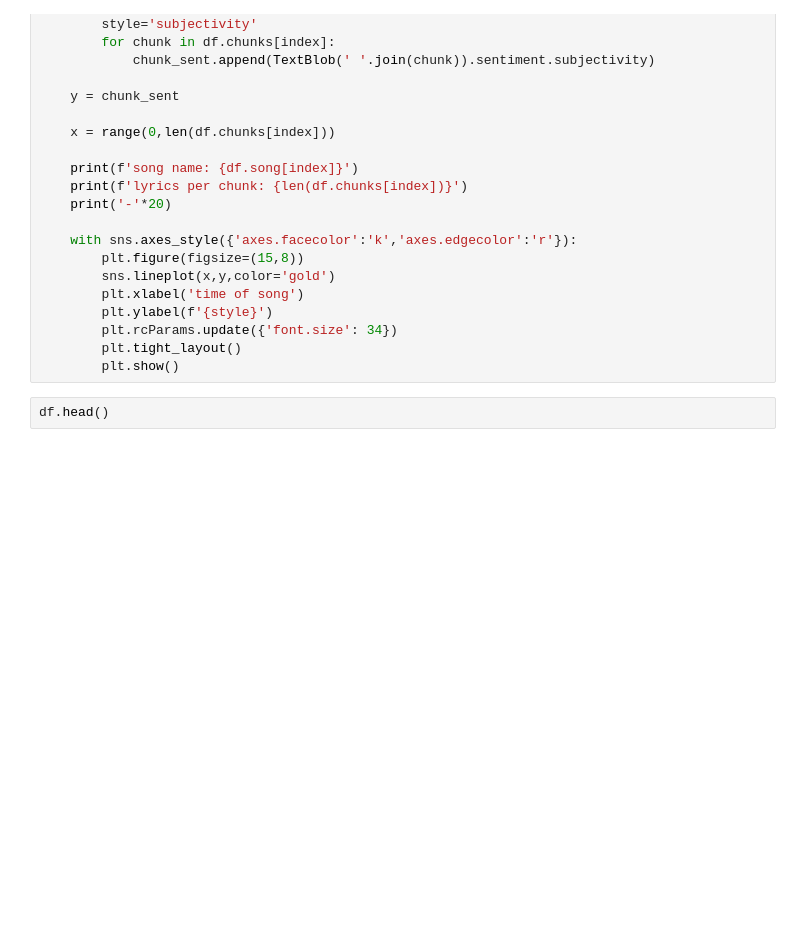
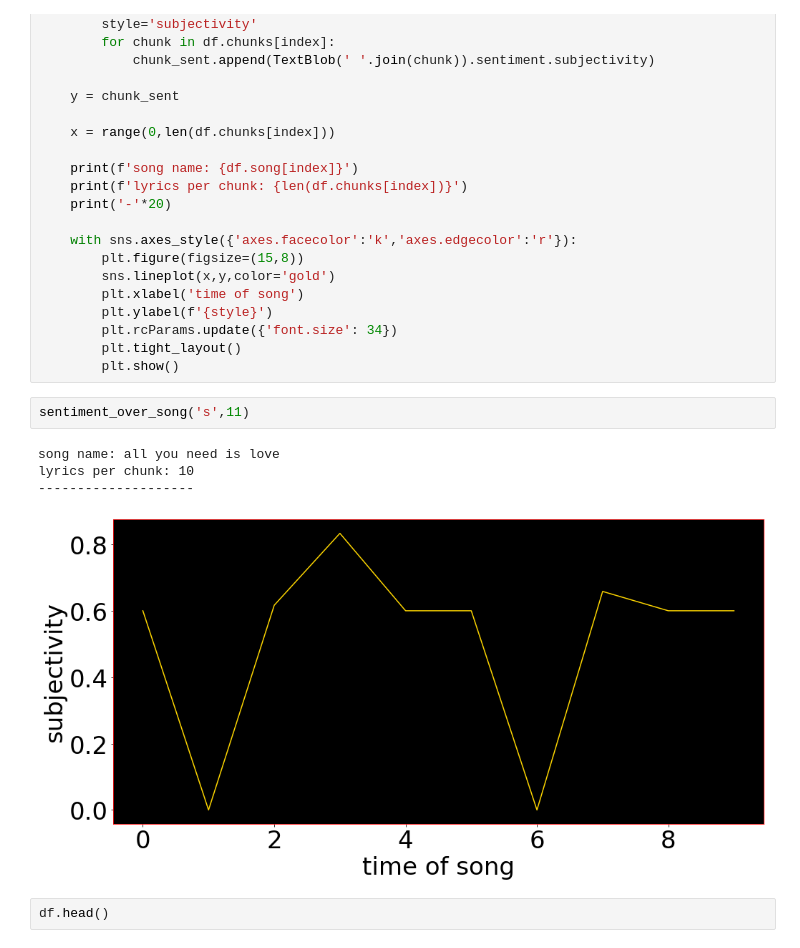
Before and after one commit to ArielJosephCohen/beatles_lyrics_topic_modeling, a Jupyter notebook: data_cleaning.ipynb, the cells around one changed output. Drawn from its saved outputs; the diff is of its cells as text; blank space fills up the shorter version.

```diff
--- a/data_cleaning.ipynb
+++ b/data_cleaning.ipynb
@@ -537,6 +537,13 @@ def sentiment_over_song(polar_subject,index):
         plt.rcParams.update({'font.size': 34})
         plt.tight_layout()
         plt.show()
+# %%
+sentiment_over_song('s',11)
+# %% [output]
+song name: all you need is love
+lyrics per chunk: 10
+--------------------
+[figure, added]
 # %%
 df.head()
 # %% [output]
```
